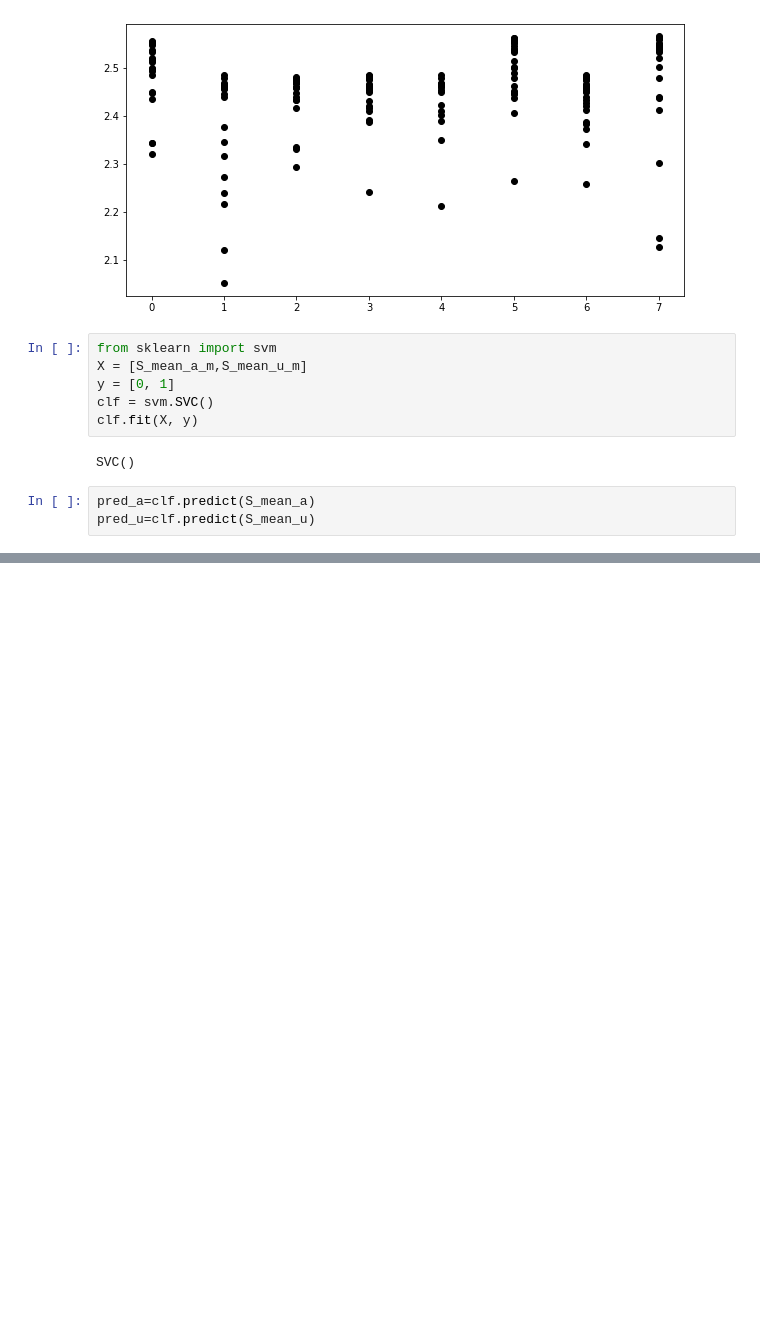
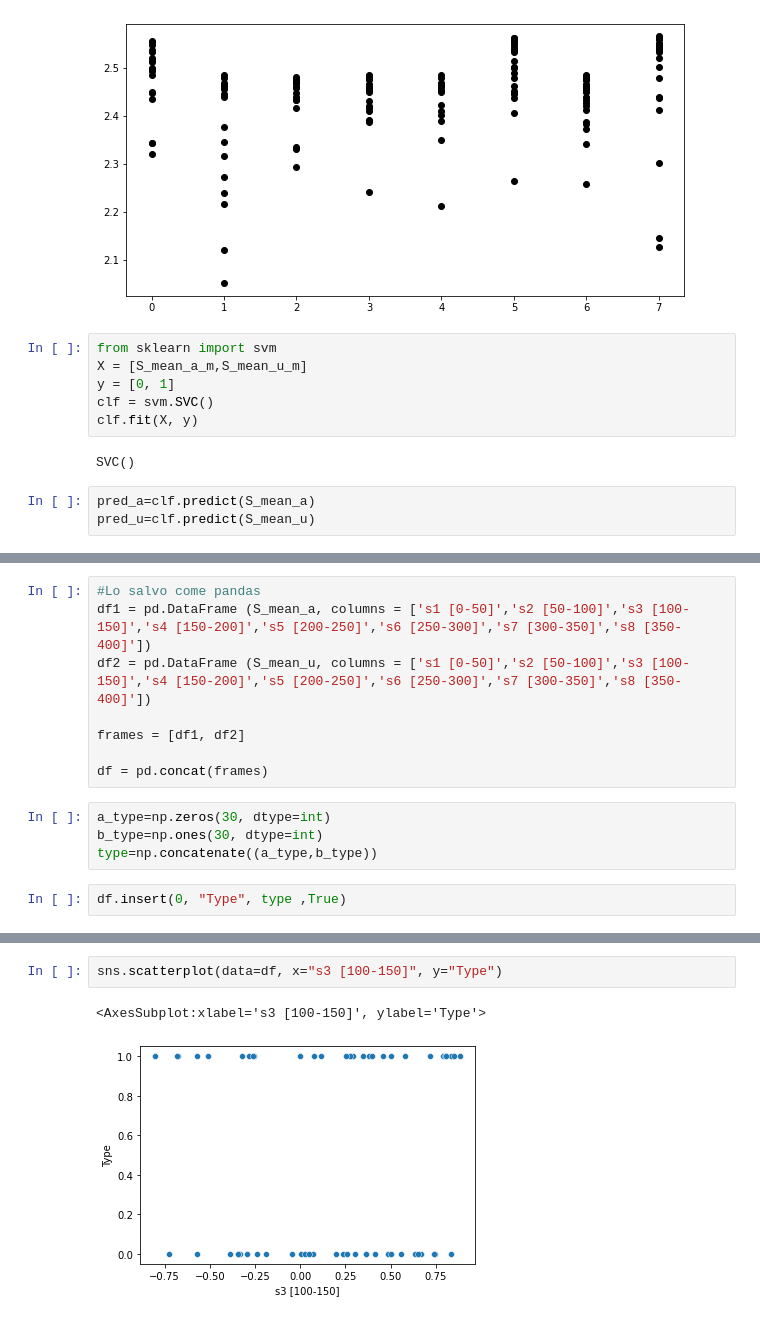
Before and after one commit to Diego41ITA/EEG-analysis, a Jupyter notebook: Read ERP_interval.ipynb, the cells around one changed output, grey strips where cells are left out. Cells and saved outputs as stored; diff of their text form; blank space fills up the shorter version.

```diff
--- a/Read ERP_interval.ipynb
+++ b/Read ERP_interval.ipynb
@@ -188,0 +187,14 @@ acc_u
+# %%
+#Lo salvo come pandas
+df1 = pd.DataFrame (S_mean_a, columns = ['s1 [0-50]','s2 [50-100]','s3 [100-150]','s4 [150-200]','s5 [200-250]','s6 [250-300]','s7 [300-350]','s8 [350-400]'])
+df2 = pd.DataFrame (S_mean_u, columns = ['s1 [0-50]','s2 [50-100]','s3 [100-150]','s4 [150-200]','s5 [200-250]','s6 [250-300]','s7 [300-350]','s8 [350-400]'])
+
+frames = [df1, df2]
+
+df = pd.concat(frames)
+# %%
+a_type=np.zeros(30, dtype=int)
+b_type=np.ones(30, dtype=int)
+type=np.concatenate((a_type,b_type))
+# %%
+df.insert(0, "Type", type ,True)
@@ -188,0 +210,5 @@ acc_u
+# %%
+sns.scatterplot(data=df, x="s3 [100-150]", y="Type")
+# %% [output]
+<AxesSubplot:xlabel='s3 [100-150]', ylabel='Type'>
+[figure, added]
```
Also changed, not shown: parts of 5 cells of this notebook.
